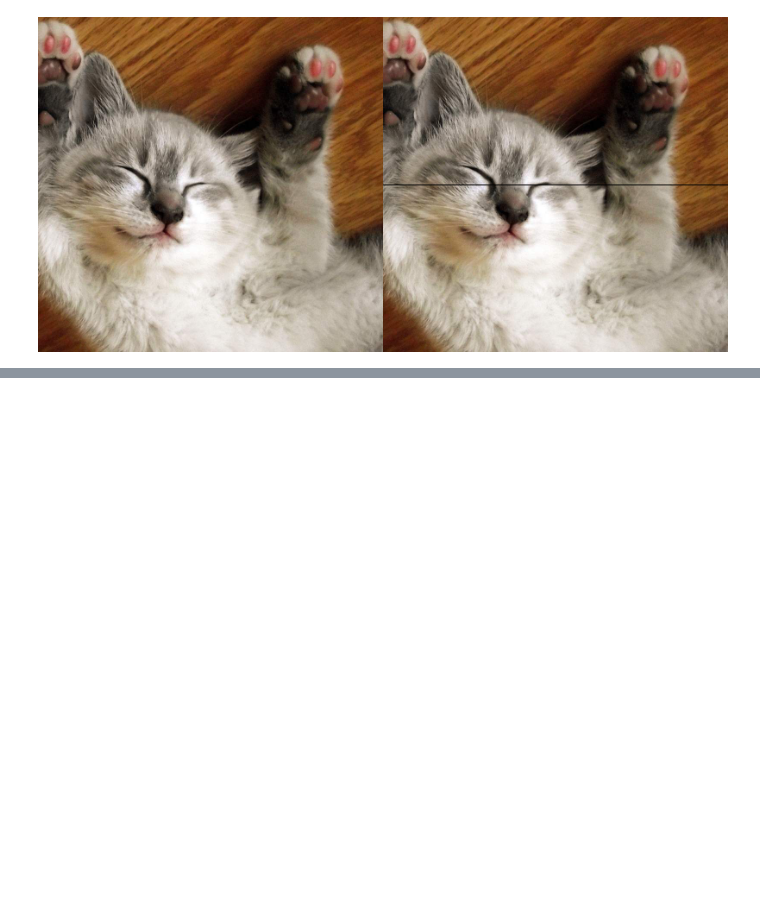
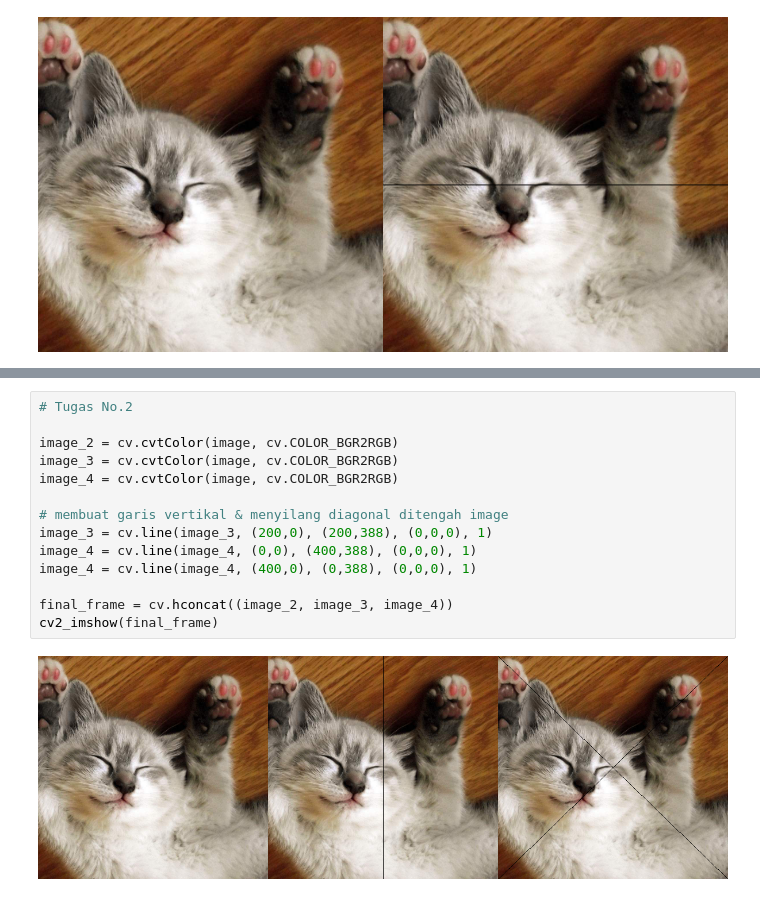
Before and after one commit to DimasNDP/PCVK_Genap_2021, a Jupyter notebook: Week1.ipynb, the cells around one changed output, grey strips where cells are left out. Cells and saved outputs as stored; diff of their text form; blank space fills up the shorter version.

```diff
--- a/Week1.ipynb
+++ b/Week1.ipynb
@@ -50,0 +75,16 @@ cv2_imshow(final_frame)
+# %%
+# Tugas No.2
+
+image_2 = cv.cvtColor(image, cv.COLOR_BGR2RGB)
+image_3 = cv.cvtColor(image, cv.COLOR_BGR2RGB)
+image_4 = cv.cvtColor(image, cv.COLOR_BGR2RGB)
+
+# membuat garis vertikal & menyilang diagonal ditengah image
+image_3 = cv.line(image_3, (200,0), (200,388), (0,0,0), 1)
+image_4 = cv.line(image_4, (0,0), (400,388), (0,0,0), 1)
+image_4 = cv.line(image_4, (400,0), (0,388), (0,0,0), 1)
+
+final_frame = cv.hconcat((image_2, image_3, image_4))
+cv2_imshow(final_frame)
+# %% [output]
+[figure, added]
```
Also changed, not shown: parts of 1 cell of this notebook.
